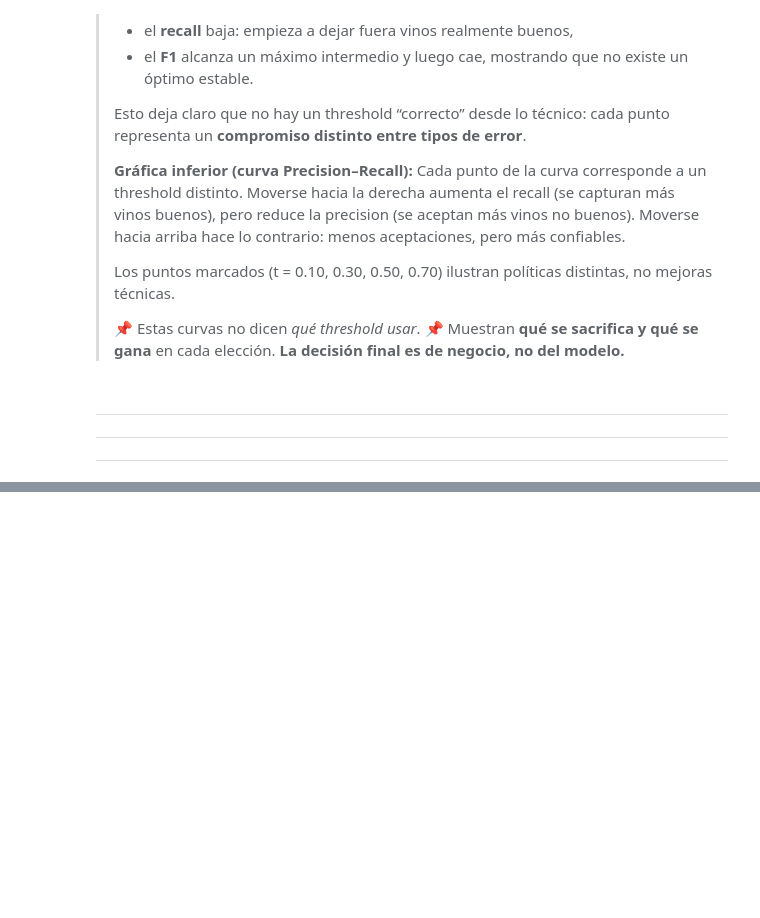
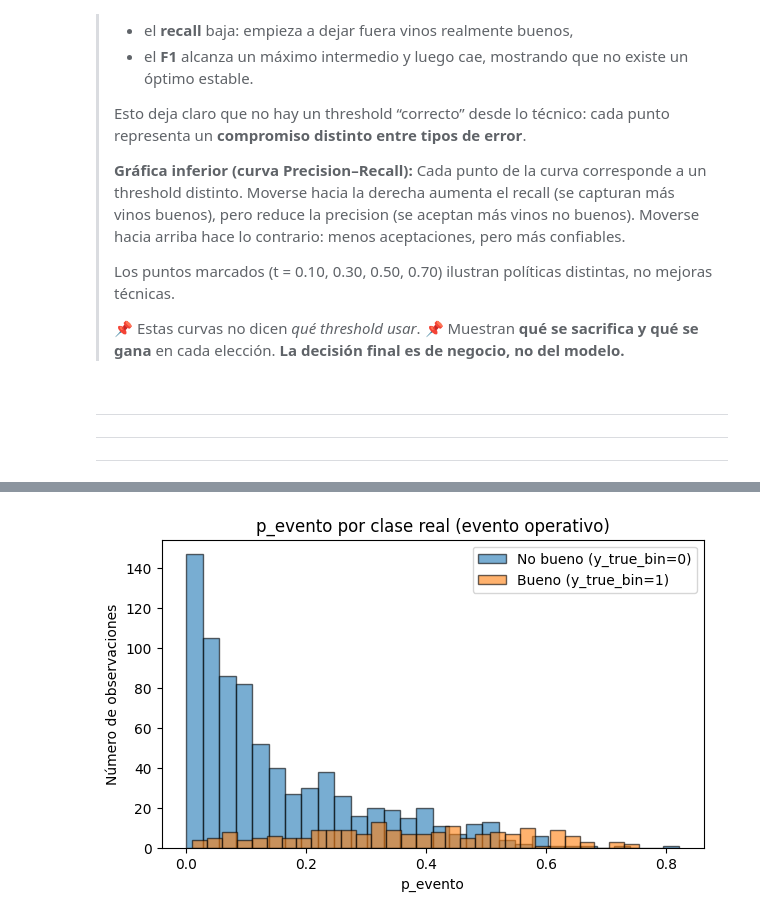
Before and after one commit to JorgeDataScientist/decision-ml-under-uncertainty, a Jupyter notebook: notebooks/05_precision_recall_and_thresholds.ipynb, the cells around one changed output, grey strips where cells are left out. Drawn from its saved outputs; the diff is of its cells as text; code cells hidden in the pictures; blank space fills up the shorter version.

```diff
--- a/notebooks/05_precision_recall_and_thresholds.ipynb
+++ b/notebooks/05_precision_recall_and_thresholds.ipynb
@@ -368,0 +568,21 @@ plt.show()
+# %%
+import numpy as np
+import pandas as pd
+
+# Etiquetas (orden de columnas en y_proba)
+# Ajusta si tu modelo tiene otro orden; en tu caso ha sido: [3,4,5,6,7,8,9]
+labels = np.array([3, 4, 5, 6, 7, 8, 9])
+
+# Índices de clases del evento positivo: calidad >= 7
+positive_idx = np.where(labels >= 7)[0]
+
+# Señal continua del evento: P(calidad >= 7) = P(7)+P(8)+P(9)
+y_score_event = y_proba[:, positive_idx].sum(axis=1)
+
+# Dataset de inspección rápido
+event_df = pd.DataFrame({
+    "y_true_bin": y_true_bin,          # 1 si calidad>=7, 0 si no
+    "p_evento": y_score_event          # señal continua para el threshold
+})
+
+event_df.head(10)
@@ -368,0 +698,15 @@ plt.show()
+# %%
+# 2) Distribución separada: vinos realmente buenos vs no buenos
+p_pos = event_df.loc[event_df["y_true_bin"] == 1, "p_evento"]
+p_neg = event_df.loc[event_df["y_true_bin"] == 0, "p_evento"]
+
+plt.figure(figsize=(7, 4))
+plt.hist(p_neg, bins=30, alpha=0.6, edgecolor="black", label="No bueno (y_true_bin=0)")
+plt.hist(p_pos, bins=30, alpha=0.6, edgecolor="black", label="Bueno (y_true_bin=1)")
+plt.title("p_evento por clase real (evento operativo)")
+plt.xlabel("p_evento")
+plt.ylabel("Número de observaciones")
+plt.legend()
+plt.show()
+# %% [output]
+[figure, added]
```
Also changed, not shown: parts of 15 cells of this notebook.
